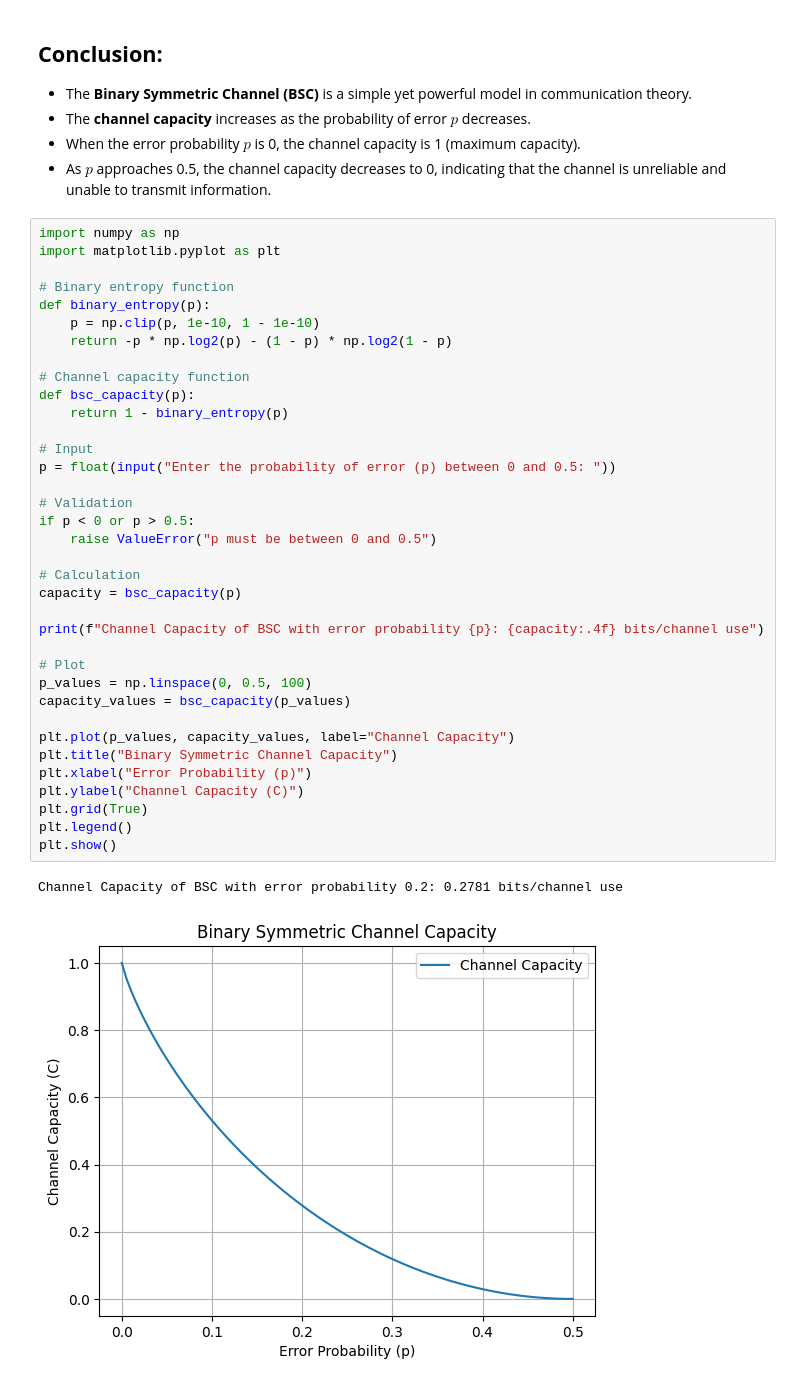
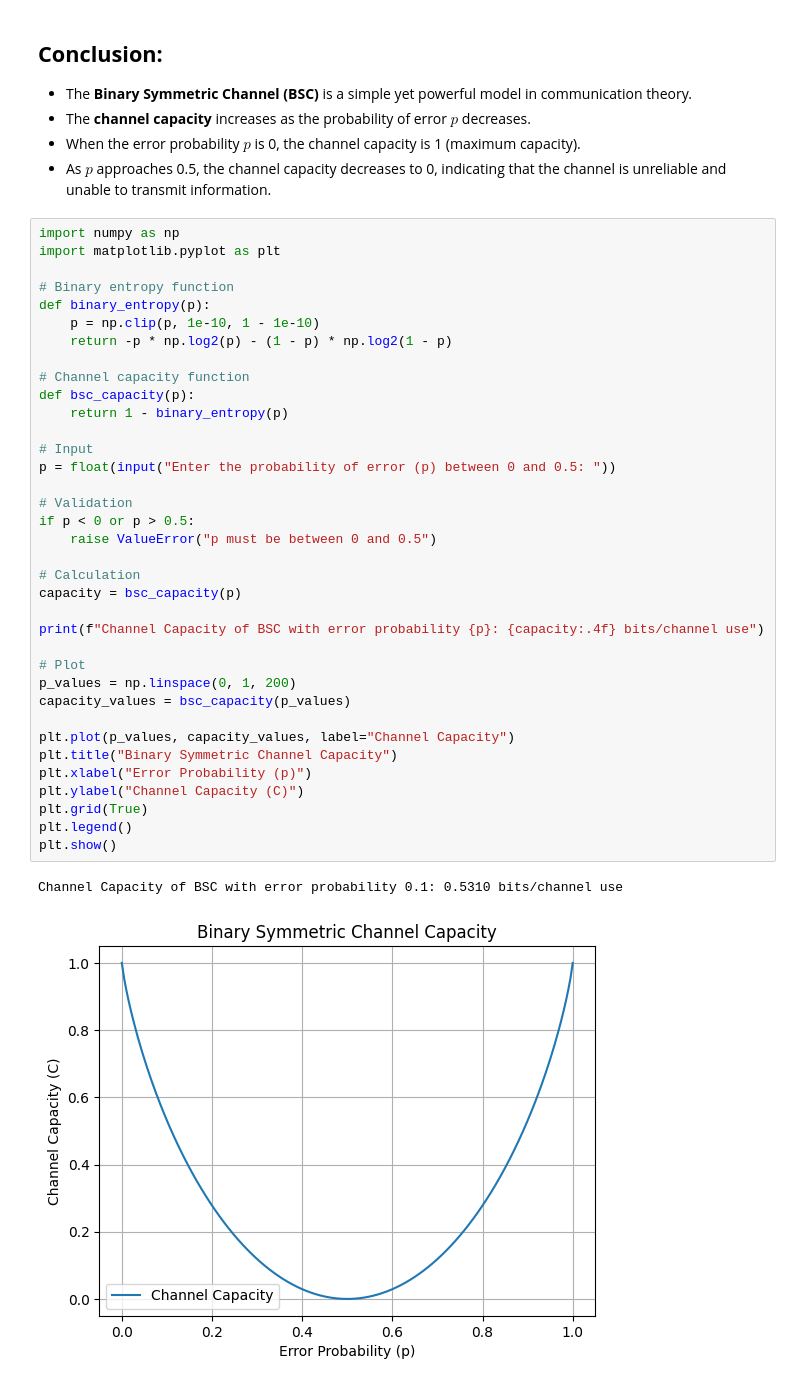
Before and after one commit to SajjadHossainSoykot/ICT-4102-Information-Coding-and-Transmission-Laboratory, a Jupyter notebook: Exp4_BinarySymmetricChannel.ipynb, the cells around one changed output. Drawn from its saved outputs; the diff is of its cells as text.

Commit message:
Exp4 Tested and updated with U shaped figure

```diff
--- a/Exp4_BinarySymmetricChannel.ipynb
+++ b/Exp4_BinarySymmetricChannel.ipynb
@@ -59,33 +59,33 @@ def binary_entropy(p):
     p = np.clip(p, 1e-10, 1 - 1e-10)
     return -p * np.log2(p) - (1 - p) * np.log2(1 - p)
 
 # Channel capacity function
 def bsc_capacity(p):
     return 1 - binary_entropy(p)
 
 # Input
 p = float(input("Enter the probability of error (p) between 0 and 0.5: "))
 
 # Validation
 if p < 0 or p > 0.5:
     raise ValueError("p must be between 0 and 0.5")
 
 # Calculation
 capacity = bsc_capacity(p)
 
 print(f"Channel Capacity of BSC with error probability {p}: {capacity:.4f} bits/channel use")
 
 # Plot
-p_values = np.linspace(0, 0.5, 100)
+p_values = np.linspace(0, 1, 200)
 capacity_values = bsc_capacity(p_values)
 
 plt.plot(p_values, capacity_values, label="Channel Capacity")
 plt.title("Binary Symmetric Channel Capacity")
 plt.xlabel("Error Probability (p)")
 plt.ylabel("Channel Capacity (C)")
 plt.grid(True)
 plt.legend()
 plt.show()
 # %% [output]
-Channel Capacity of BSC with error probability 0.2: 0.2781 bits/channel use
+Channel Capacity of BSC with error probability 0.1: 0.5310 bits/channel use
-[figure, old version]
+[figure, new version]
```
